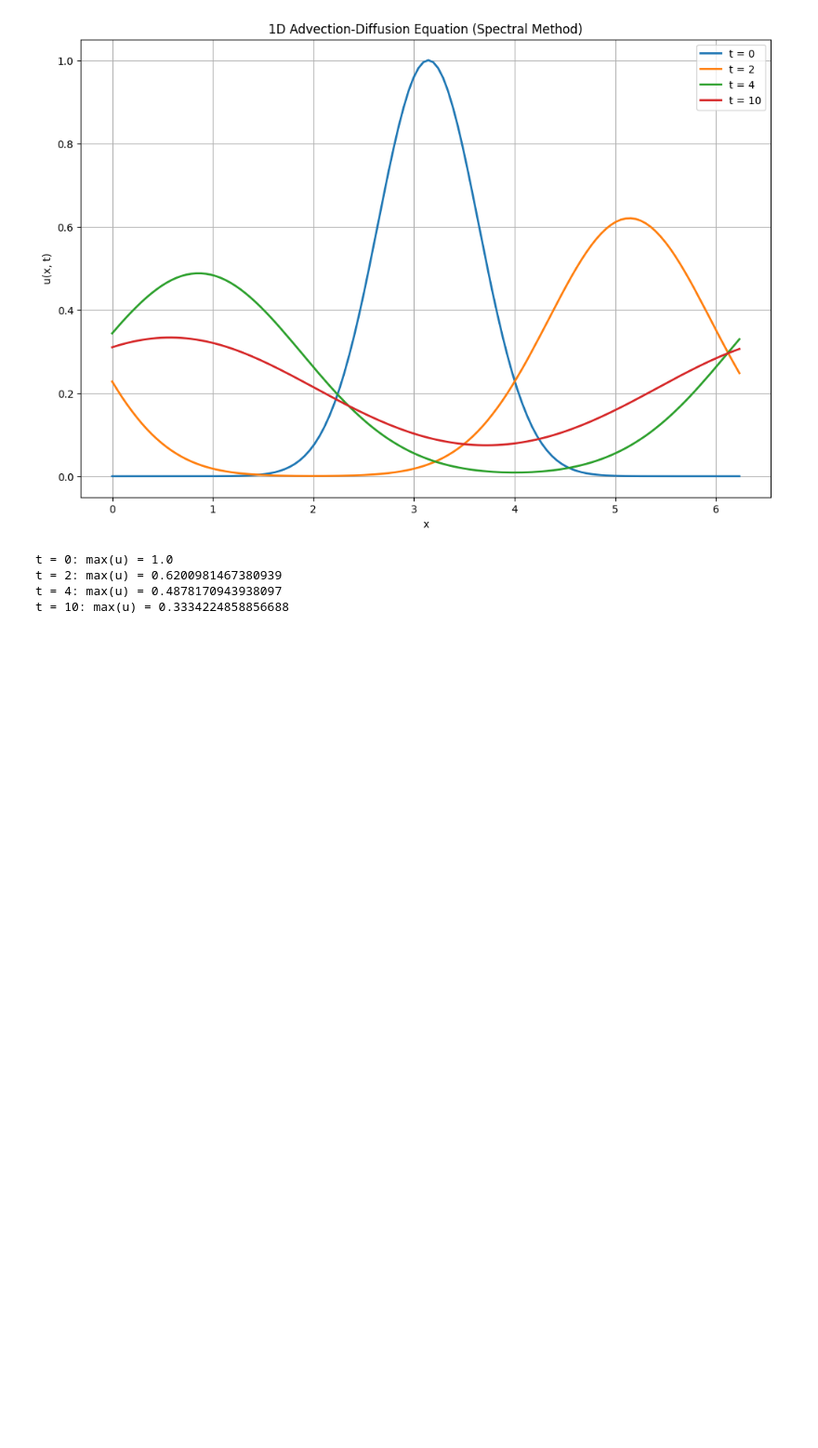
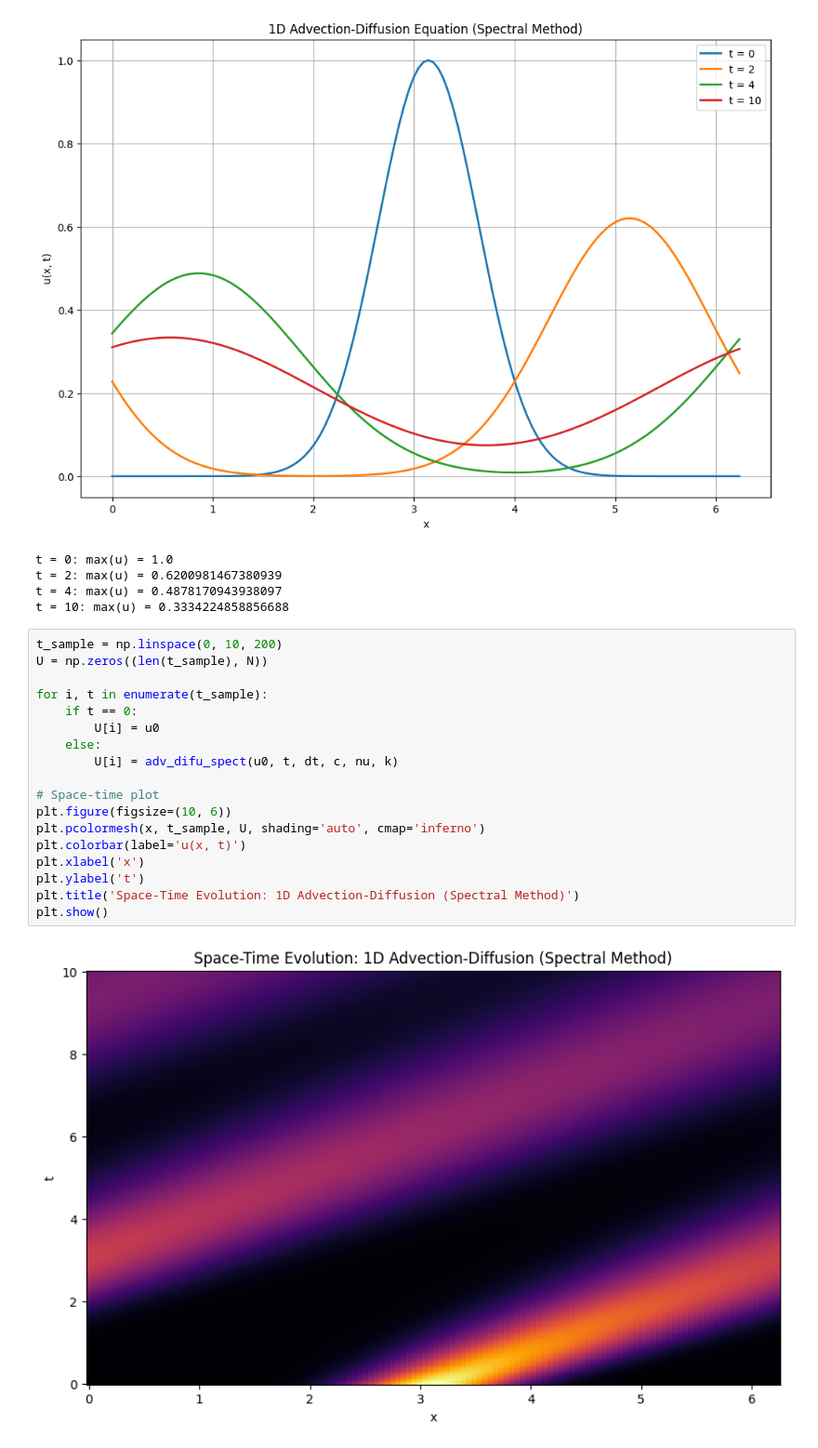
Before and after one commit to ayush-gole/FFT-Algorithm-Implementation, a Jupyter notebook: advection_diffusion_spectral.ipynb, the cells around one changed output. Shown at 93% size. Cells and saved outputs as stored; diff of their text form; blank space fills up the shorter version.

```diff
--- a/advection_diffusion_spectral.ipynb
+++ b/advection_diffusion_spectral.ipynb
@@ -70,3 +70,23 @@ t = 0: max(u) = 1.0
 t = 2: max(u) = 0.6200981467380939
 t = 4: max(u) = 0.4878170943938097
 t = 10: max(u) = 0.3334224858856688
+# %%
+t_sample = np.linspace(0, 10, 200)
+U = np.zeros((len(t_sample), N))
+
+for i, t in enumerate(t_sample):
+    if t == 0:
+        U[i] = u0
+    else:
+        U[i] = adv_difu_spect(u0, t, dt, c, nu, k)
+
+# Space-time plot
+plt.figure(figsize=(10, 6))
+plt.pcolormesh(x, t_sample, U, shading='auto', cmap='inferno')
+plt.colorbar(label='u(x, t)')
+plt.xlabel('x')
+plt.ylabel('t')
+plt.title('Space-Time Evolution: 1D Advection-Diffusion (Spectral Method)')
+plt.show()
+# %% [output]
+[figure, added]
```
